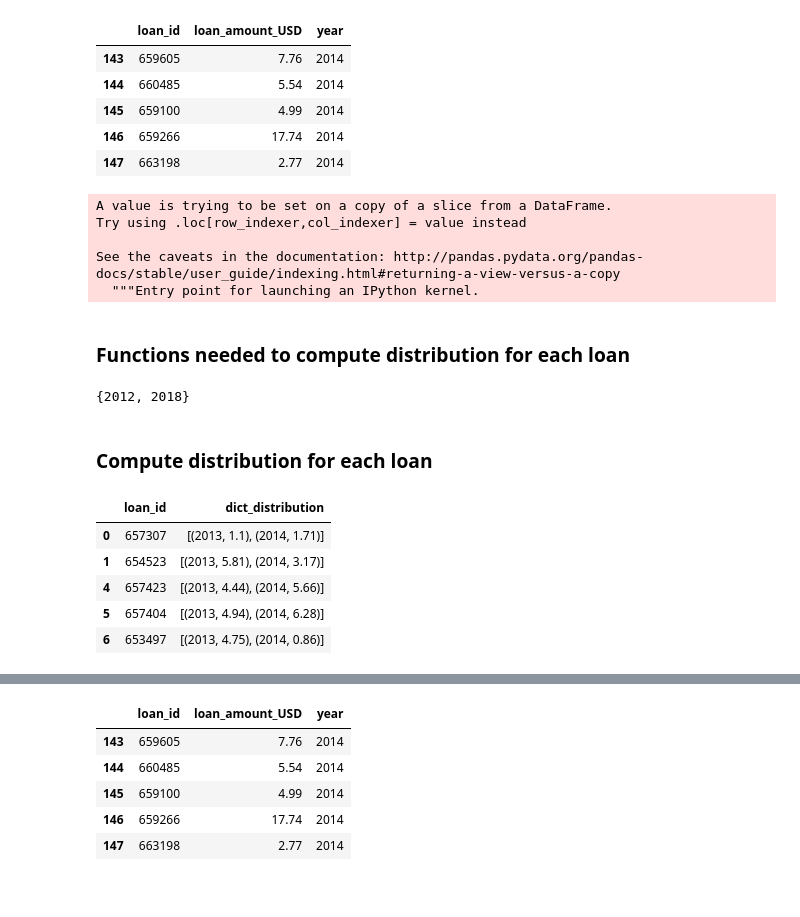
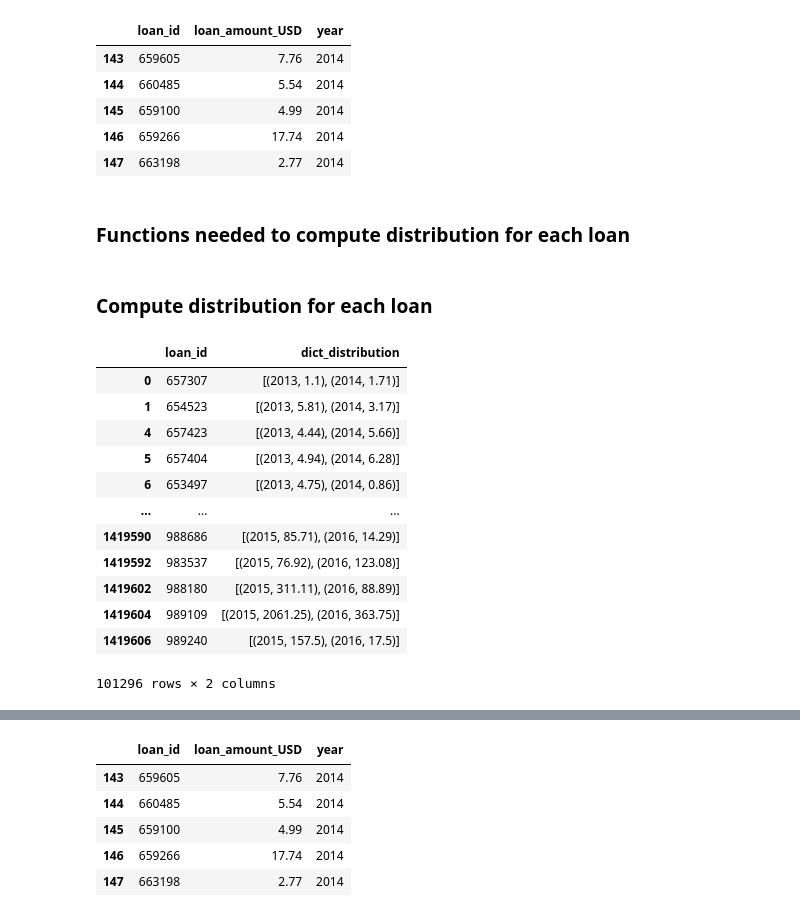
Before and after one commit to gaveter/Project_cs, a Jupyter notebook: Project.ipynb, the cells around one changed output, grey strips where cells are left out. Drawn from its saved outputs; the diff is of its cells as text; code cells hidden in the pictures.

```diff
--- a/Project.ipynb
+++ b/Project.ipynb
@@ -985,6 +1034,6 @@ Country highest ratio: Canada
 ## Task 12
 - For each year, compute the total amount of loans. Each loan that has planned expiration time and disburse time in different years must have its amount distributed proportionally to the number of days in each year. For example, a loan with disburse time December 1st, 2016, planned expiration time January 30th 2018, and amount 5000USD has an amount of 5000USD * 31 / (31+365+30) = 363.85 for 2016, 5000USD * 365 / (31+365+30) = 4284.04 for 2017, and 5000USD * 30 / (31+365+30) = 352.11 for 2018.
 # %%
-expired_nan = loan_simplified_USD[(loan_simplified_USD['planned_expiration_time']=='nan') |
-                                  (loan_simplified_USD['disburse_time'].isna())]
+expired_nan = loan_simplified_USD[(loan_simplified_USD['planned_expiration_time'].isnull()) |
+                                  (loan_simplified_USD['disburse_time'].isnull())]
 # %%
@@ -994,3 +1042,0 @@ loan_simplified_USD.drop(index=expired_nan.index,inplace=True) #non considero lo
-# %%
-loan_simplified_USD['year_disburse'] = loan_simplified_USD.apply(lambda x: x['disburse_time'].year,axis=1)
-loan_simplified_USD['year_expiration'] = loan_simplified_USD.apply(lambda x: x['planned_expiration_time'].year,axis=1)
@@ -997,3 +1054,5 @@ loan_simplified_USD['year_expiration'] = loan_simplified_USD.apply(lambda x: x['
+# %%
+loan_simplified_USD['year_disburse']=loan_simplified_USD['year_disburse'].astype(int)
 # %%
 loan_simplified_USD['difference_years'] = loan_simplified_USD['year_expiration'] - loan_simplified_USD['year_disburse']
 loan_simplified_USD['difference_years'].unique()
@@ -1022,13 +1101,8 @@ distribution_loan_USD.head()
 # %%
 differentYear_loan_USD = loan_simplified_USD.drop(index=index_sameYear, axis=0)
 # %%
+differentYear_loan_USD = differentYear_loan_USD.copy()
 differentYear_loan_USD['day_disburse'] = differentYear_loan_USD.apply(lambda x: x['disburse_time'].day,axis=1)
-# %% [output]
-A value is trying to be set on a copy of a slice from a DataFrame.
-Try using .loc[row_indexer,col_indexer] = value instead
-
-See the caveats in the documentation: http://pandas.pydata.org/pandas-docs/stable/user_guide/indexing.html#returning-a-view-versus-a-copy
-  """Entry point for launching an IPython kernel.
 # %%
 differentYear_loan_USD = differentYear_loan_USD[['loan_id','disburse_time','planned_expiration_time',
                                                  'loan_amount_conversion_USD','year_expiration','year_disburse',
@@ -1038,10 +1112,6 @@ differentYear_loan_USD['month_disburse'] = differentYear_loan_USD.apply(lambda x
 differentYear_loan_USD['day_expiration'] = differentYear_loan_USD.apply(lambda x: x['planned_expiration_time'].day,axis=1)
 # %% [markdown]
 ### Functions needed to compute distribution for each loan
-# %%
-set([2012,2018])
-# %% [output]
-{2012, 2018}
 # %%
 def check_leap(year): #controllo se bisestile o meno
   if calendar.isleap(year)==True:
@@ -1090,12 +1160,20 @@ differentYear_loan_USD['dict_distribution']=differentYear_loan_USD.apply(lambda
                                                                                               x['year_disburse'],x['day_expiration'],x['year_expiration']),axis=1)
 # %%
 loan_distribution = differentYear_loan_USD[['loan_id','dict_distribution']]
+loan_distribution
 # %% [output]
 |  | loan_id | dict_distribution |
 | 0 | 657307 | [(2013, 1.1), (2014, 1.71)] |
 | 1 | 654523 | [(2013, 5.81), (2014, 3.17)] |
 | 4 | 657423 | [(2013, 4.44), (2014, 5.66)] |
 | 5 | 657404 | [(2013, 4.94), (2014, 6.28)] |
 | 6 | 653497 | [(2013, 4.75), (2014, 0.86)] |
+| ... | ... | ... |
+| 1419590 | 988686 | [(2015, 85.71), (2016, 14.29)] |
+| 1419592 | 983537 | [(2015, 76.92), (2016, 123.08)] |
+| 1419602 | 988180 | [(2015, 311.11), (2016, 88.89)] |
+| 1419604 | 989109 | [(2015, 2061.25), (2016, 363.75)] |
+| 1419606 | 989240 | [(2015, 157.5), (2016, 17.5)] |
+101296 rows × 2 columns
 # %%
 loan_distribution = loan_distribution.explode('dict_distribution')
```
Also changed, not shown: parts of 31 cells of this notebook.
